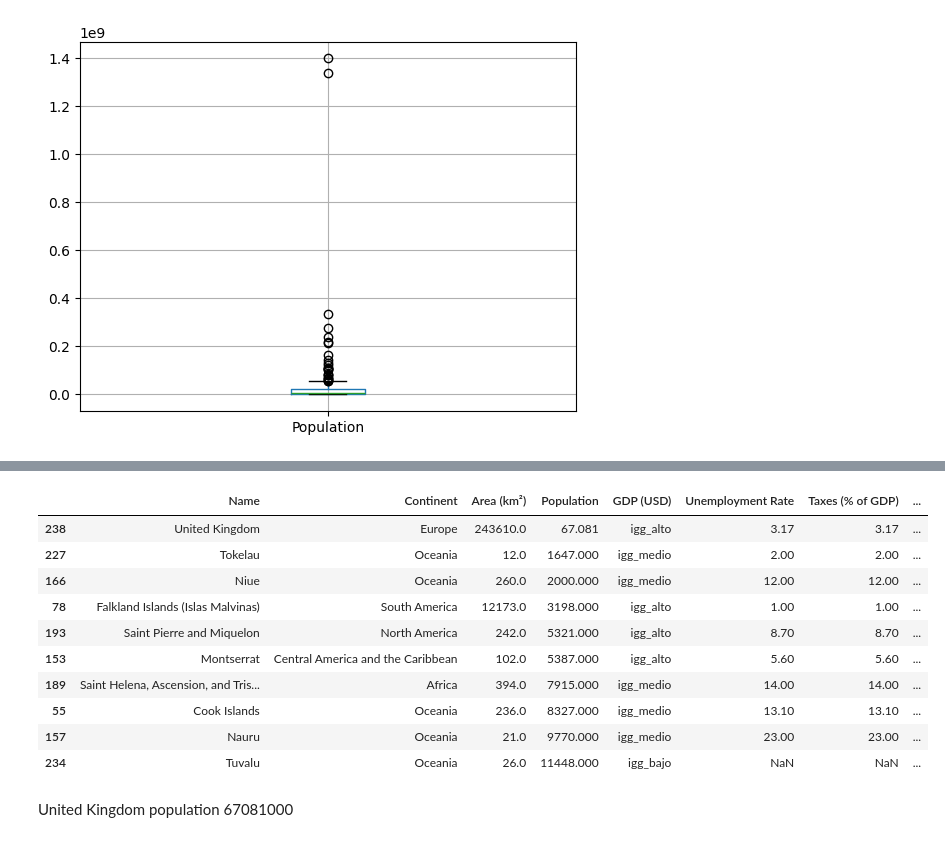
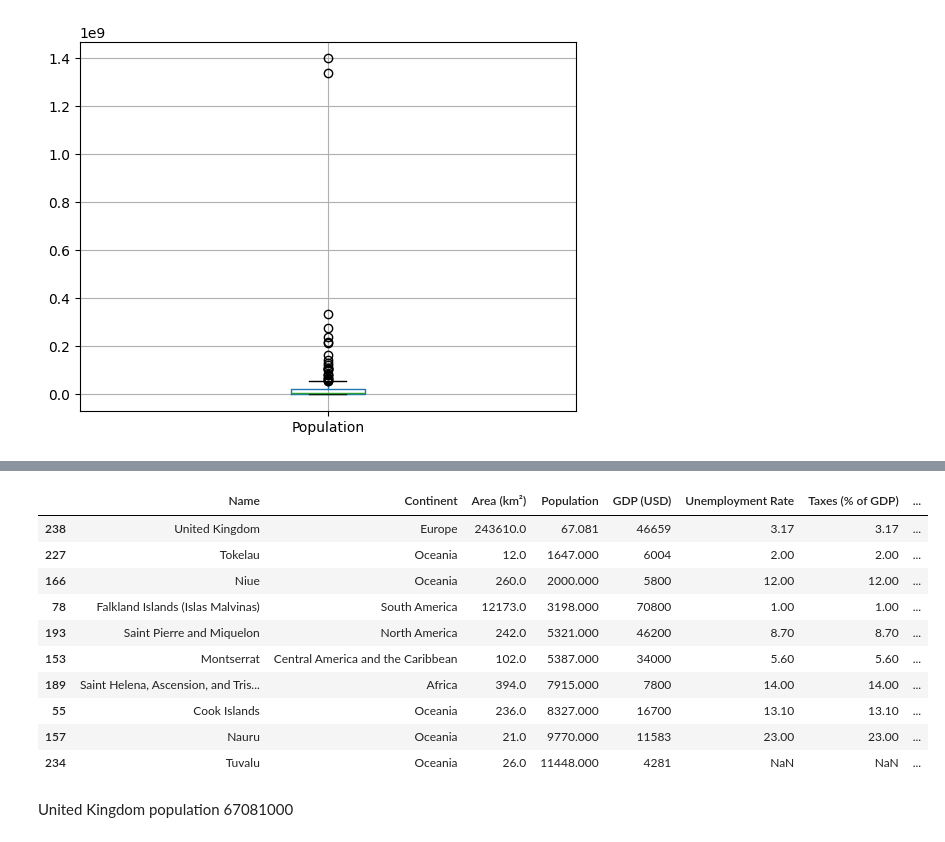
Before and after one commit to dui-luis-alberto-37/sklearn_cross_vall, a Jupyter notebook: Proyecto2_LuisAlbertoGarciaOrozco.ipynb, the cells around one changed output, grey strips where cells are left out. Cells and saved outputs as stored; diff of their text form; code cells hidden in the pictures.

```diff
--- a/Proyecto2_LuisAlbertoGarciaOrozco.ipynb
+++ b/Proyecto2_LuisAlbertoGarciaOrozco.ipynb
@@ -145,10 +122,9 @@ array([652230, 28748, 2381740, 224, 468, 1246700, 91, 443, 2780400, 29743,
        163610, 783562, 488100, 948, 26, 241038, 603550, 83600, 243610,
        9833517, 176215, 447400, 12189, 912050, 331210, 1910, 142, 5860,
        527968, 752618, 390757], dtype=object)
-# %%
-df['Area (km²)'] = df['Area (km²)'].astype('float64')
 # %%
-df.loc[:,['Area (km²)']].boxplot()
+df[col] = df[col].astype('float64')
+df.loc[:,[col]].boxplot()
 plt.show()
 # %% [output]
 [figure]
@@ -198,8 +170,8 @@ chad area = 1284000.0
 import warnings
 warnings.filterwarnings("ignore")
 # %%
-df.loc[[164, 45],['Area (km²)']] *= int(1e6)
-df.loc[[164, 45],['Area (km²)']]
+df.loc[[164, 45],[col]] *= int(1e6)
+df.loc[[164, 45],[col]]
 # %% [output]
 |  | Area (km²) |
 | 164 | 1267000.0 |
@@ -207,8 +179,9 @@ df.loc[[164, 45],['Area (km²)']]
 # %% [markdown]
 ### Population
 # %%
-df['Population'] = df['Population'].astype('float64')
-df.loc[:,['Population']].boxplot()
+col = 'Population'
+df[col] = df[col].astype('float64')
+df.loc[:,[col]].boxplot()
 plt.show()
 # %% [output]
 [figure]
@@ -235,17 +208,17 @@ df[df['Population'] > 0.05e9].sort_values('Population')
 # %%
-df[df['Population'] < 0.05e9].sort_values('Population').head(10)
+df[df[col] < 0.05e9].sort_values(col).head(10)
 # %% [output]
 |  | Name | Continent | Area (km²) | Population | GDP (USD) | Unemployment Rate | Taxes (% of GDP) | ... |
-| 238 | United Kingdom | Europe | 243610.0 | 67.081 | igg_alto | 3.17 | 3.17 | ... |
-| 227 | Tokelau | Oceania | 12.0 | 1647.000 | igg_medio | 2.00 | 2.00 | ... |
-| 166 | Niue | Oceania | 260.0 | 2000.000 | igg_medio | 12.00 | 12.00 | ... |
-| 78 | Falkland Islands (Islas Malvinas) | South America | 12173.0 | 3198.000 | igg_alto | 1.00 | 1.00 | ... |
-| 193 | Saint Pierre and Miquelon | North America | 242.0 | 5321.000 | igg_alto | 8.70 | 8.70 | ... |
-| 153 | Montserrat | Central America and the Caribbean | 102.0 | 5387.000 | igg_alto | 5.60 | 5.60 | ... |
-| 189 | Saint Helena, Ascension, and Tris... | Africa | 394.0 | 7915.000 | igg_medio | 14.00 | 14.00 | ... |
-| 55 | Cook Islands | Oceania | 236.0 | 8327.000 | igg_medio | 13.10 | 13.10 | ... |
-| 157 | Nauru | Oceania | 21.0 | 9770.000 | igg_medio | 23.00 | 23.00 | ... |
-| 234 | Tuvalu | Oceania | 26.0 | 11448.000 | igg_bajo | NaN | NaN | ... |
+| 238 | United Kingdom | Europe | 243610.0 | 67.081 | 46659 | 3.17 | 3.17 | ... |
+| 227 | Tokelau | Oceania | 12.0 | 1647.000 | 6004 | 2.00 | 2.00 | ... |
+| 166 | Niue | Oceania | 260.0 | 2000.000 | 5800 | 12.00 | 12.00 | ... |
+| 78 | Falkland Islands (Islas Malvinas) | South America | 12173.0 | 3198.000 | 70800 | 1.00 | 1.00 | ... |
+| 193 | Saint Pierre and Miquelon | North America | 242.0 | 5321.000 | 46200 | 8.70 | 8.70 | ... |
+| 153 | Montserrat | Central America and the Caribbean | 102.0 | 5387.000 | 34000 | 5.60 | 5.60 | ... |
+| 189 | Saint Helena, Ascension, and Tris... | Africa | 394.0 | 7915.000 | 7800 | 14.00 | 14.00 | ... |
+| 55 | Cook Islands | Oceania | 236.0 | 8327.000 | 16700 | 13.10 | 13.10 | ... |
+| 157 | Nauru | Oceania | 21.0 | 9770.000 | 11583 | 23.00 | 23.00 | ... |
+| 234 | Tuvalu | Oceania | 26.0 | 11448.000 | 4281 | NaN | NaN | ... |
 # %% [markdown]
 United Kingdom population 67081000
 # %%
```
Also changed, not shown: parts of 40 cells of this notebook, 2 other files.
